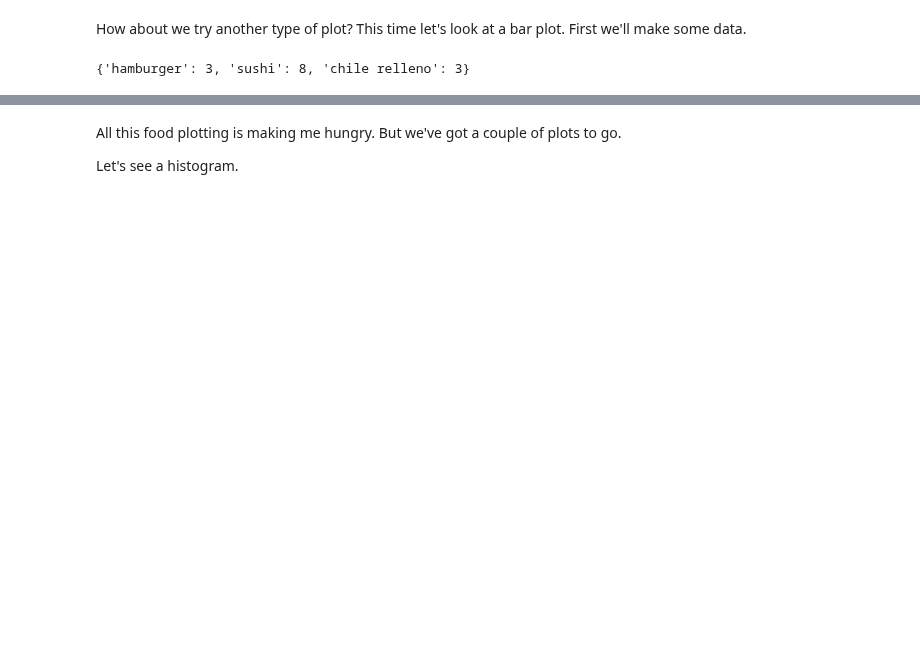
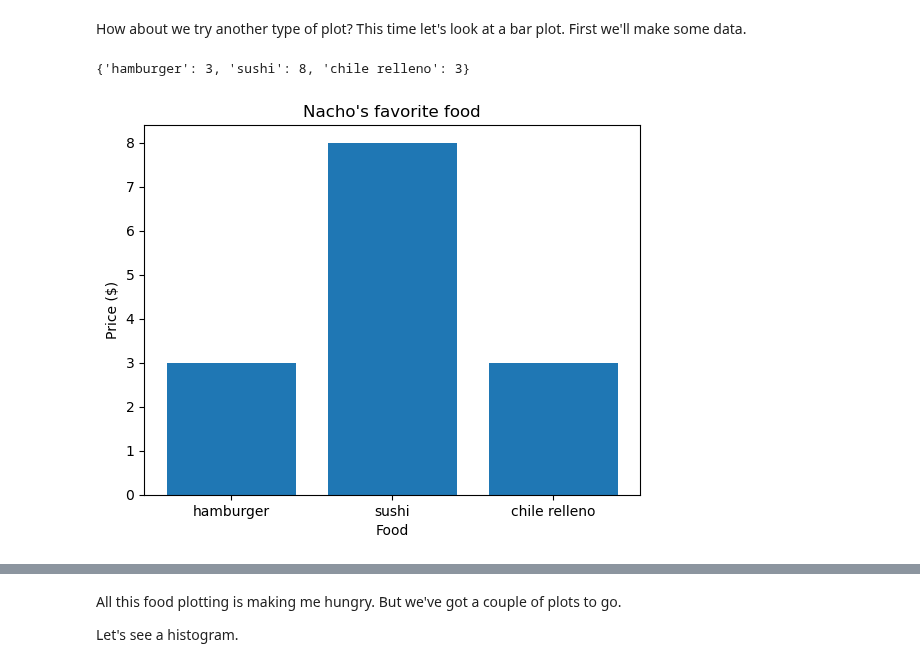
Before and after one commit to nacho481/capstone_project, a Jupyter notebook: sample_project1/Matplotlib/matplotlib-exercises.ipynb, the cells around one changed output, grey strips where cells are left out. Saved outputs shown, nothing was run; the diff lists cells and outputs as text; code cells hidden in the pictures; blank space fills up the shorter version.

```diff
--- a/sample_project1/Matplotlib/matplotlib-exercises.ipynb
+++ b/sample_project1/Matplotlib/matplotlib-exercises.ipynb
@@ -174,10 +174,19 @@ m_food
 # %%
 # Create a bar graph where the x-axis is the keys of the dictionary
 # and the y-axis is the values of the dictionary
 plt.close('all')
 
 fig, ax = plt.subplots()
-ax.bar
+ax.bar(m_food.keys(), m_food.values())
 # Add a title, xlabel and ylabel to the plot
+ax.set(title='Nacho\'s favorite food',
+       xlabel='Food',
+       ylabel='Price ($)')
+
+plt.show()
+fig.savefig('Nacho\'s-favorite-food.png')
+plt.close('fig')
+# %% [output]
+[figure, added]
 # %%
 # Make the same plot as above, except this time make the bars go horizontal
```
Also changed, not shown: parts of 3 cells of this notebook.
